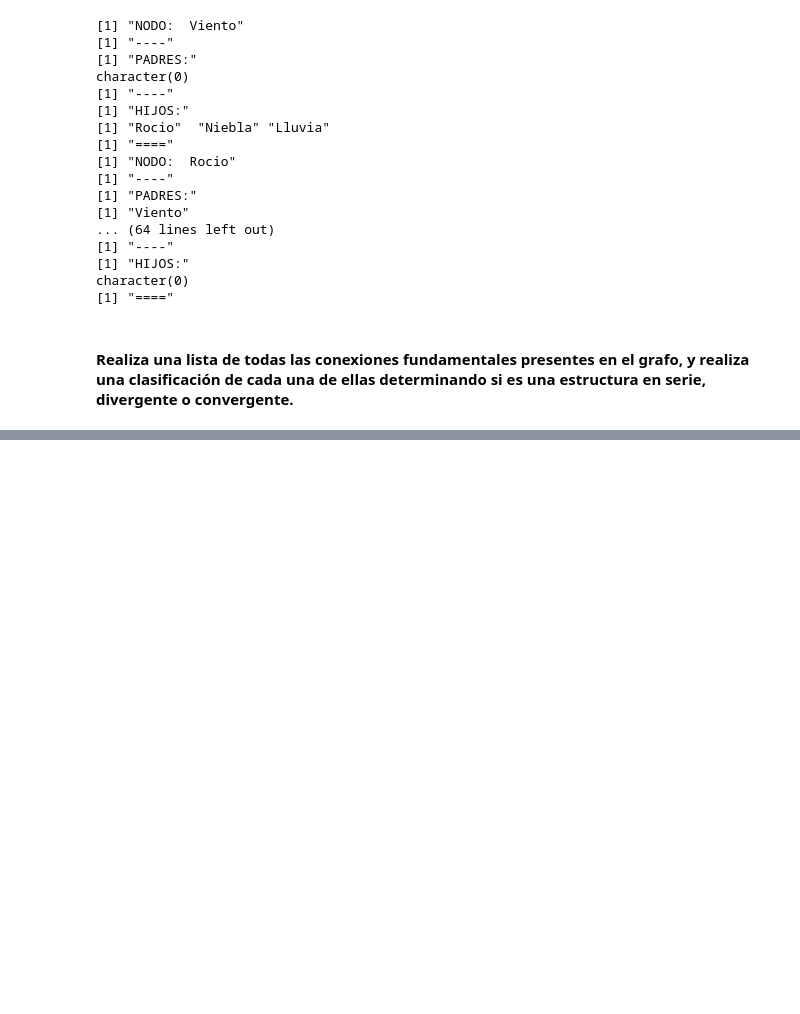
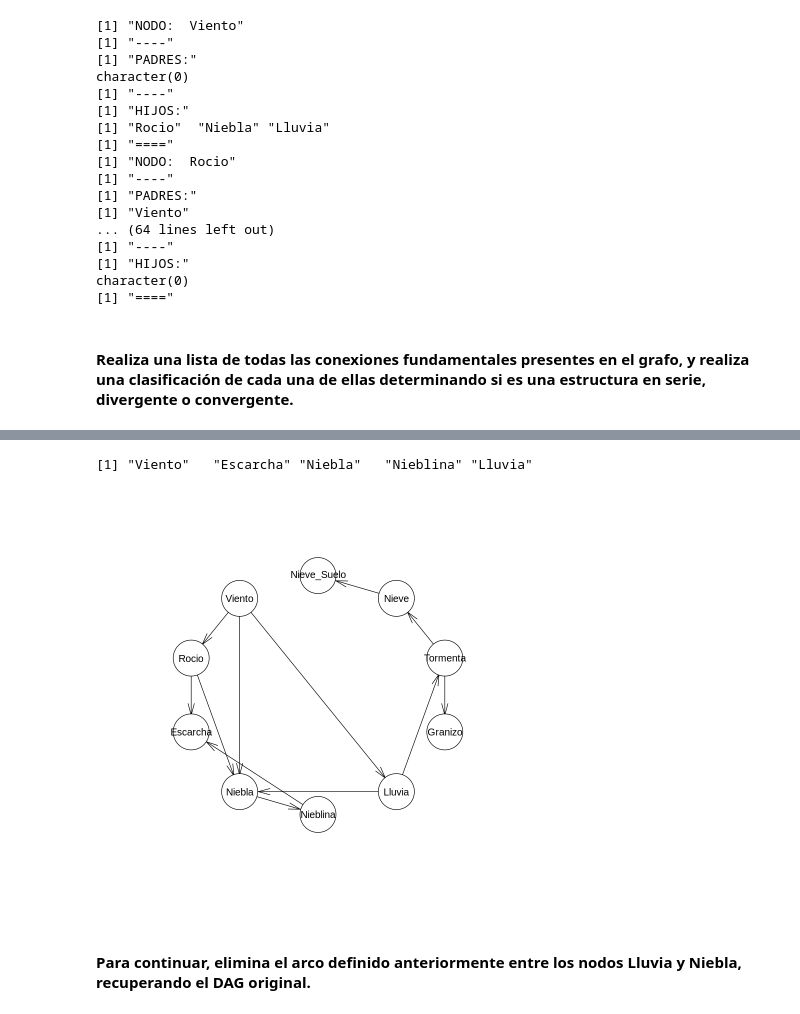
Before and after one commit to NTrevisani/DataScienceMaster, a Jupyter notebook: MachineLearning_2/PracticaRedesBayesianas/Tarea_Trevisani_Nicolo.ipynb, the cells around one changed output, grey strips where cells are left out. Cells and saved outputs as stored; diff of their text form; code cells hidden in the pictures; blank space fills up the shorter version.

```diff
--- a/MachineLearning_2/PracticaRedesBayesianas/Tarea_Trevisani_Nicolo.ipynb
+++ b/MachineLearning_2/PracticaRedesBayesianas/Tarea_Trevisani_Nicolo.ipynb
@@ -132,0 +199,3 @@ A matrix: 10 × 2 of type chr
+# %%
+dag <- set.arc(dag, from = "Lluvia", to = "Niebla")
+vstructs(dag)
@@ -132,0 +207,10 @@ A matrix: 10 × 2 of type chr
+# %%
+mb(dag, "Rocio")
+# %% [output]
+[1] "Viento"   "Escarcha" "Niebla"   "Nieblina" "Lluvia"
+# %%
+plot(dag)
+# %% [output]
+[figure, added]
+# %% [markdown]
+#### Para continuar, elimina el arco definido anteriormente entre los nodos Lluvia y Niebla, recuperando el DAG original.
```
Also changed, not shown: parts of 20 cells of this notebook, 2 other files.
